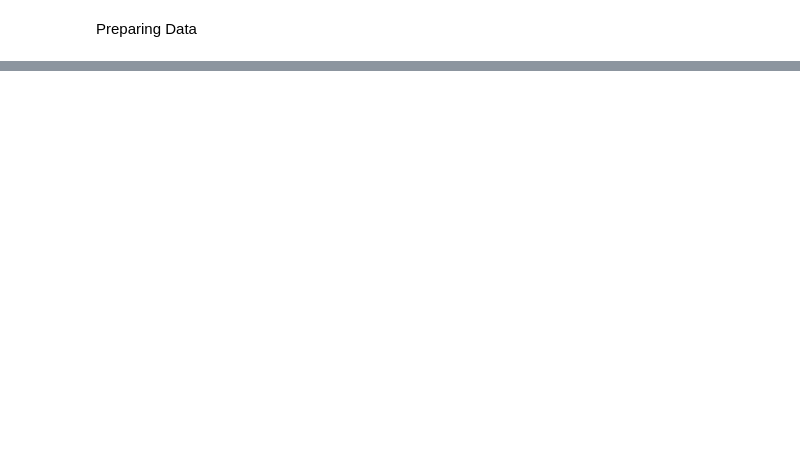
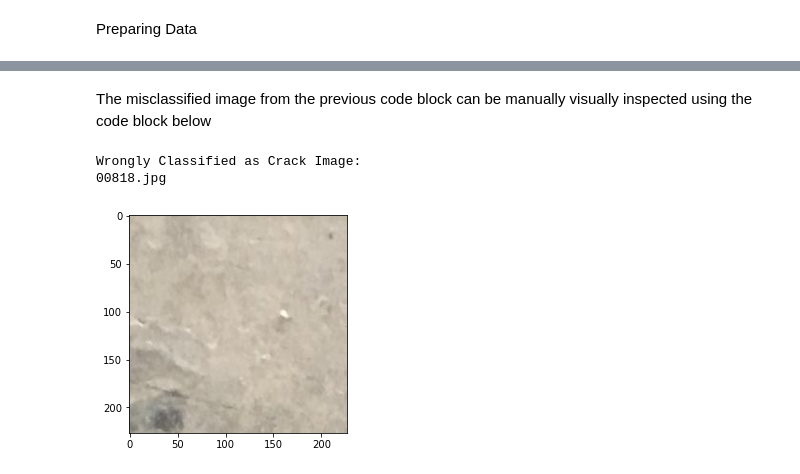
Before and after one commit to collinsrakowski/MLCrackClassification, a Jupyter notebook: CrackDetection/GausNHogNOtsuNVal.ipynb, the cells around one changed output, grey strips where cells are left out. Drawn from its saved outputs; the diff is of its cells as text; code cells hidden in the pictures; blank space fills up the shorter version.

```diff
--- a/CrackDetection/GausNHogNOtsuNVal.ipynb
+++ b/CrackDetection/GausNHogNOtsuNVal.ipynb
@@ -416,0 +373,23 @@ ValueError: not enough values to unpack (expected 2, got 1)
+# %%
+import matplotlib.pyplot as plt
+import skimage.io
+
+base_dir = os.getcwd()
+data_path = f"{base_dir}/moredata/"
+os.listdir(data_path)
+print(data_path)
+negative_path = os.path.join(data_path, 'Negative')
+positive_path = os.path.join(data_path, 'Positive')
+
+int = 0
+for x in y_test:
+    if x != svc_pred[int]:
+        if x == 'Nega':
+            print("Wrongly Classified as Crack: ")
+            print(int)
+            print(f_test[int])
+        else:
+            print("Wrongly Classified as NO C: ")
+            print(int)
+            print(f_test[int])
+    int = int + 1
@@ -416,0 +414,22 @@ ValueError: not enough values to unpack (expected 2, got 1)
+# %% [markdown]
+The misclassified image from the previous code block can be manually visually inspected using the code block below
+# %%
+# This code prints the misclassified pictures to screen
+#bet
+imageNumber = 380
+file = f_test[imageNumber]
+decision = True
+if decision == True:
+    print("Wrongly Classified as Crack Image: ")
+    image = skimage.io.imread(os.path.join(negative_path, file))
+    plt.imshow(image)
+    print(file)
+else:
+    print("Wrongly Classified as NO Crack Image: ")
+    image = skimage.io.imread(os.path.join(positive_path, file))
+    plt.imshow(image)
+    print(file)
+# %% [output]
+Wrongly Classified as Crack Image:
+00818.jpg
+[figure, added]
```
Also changed, not shown: parts of 24 cells of this notebook.
